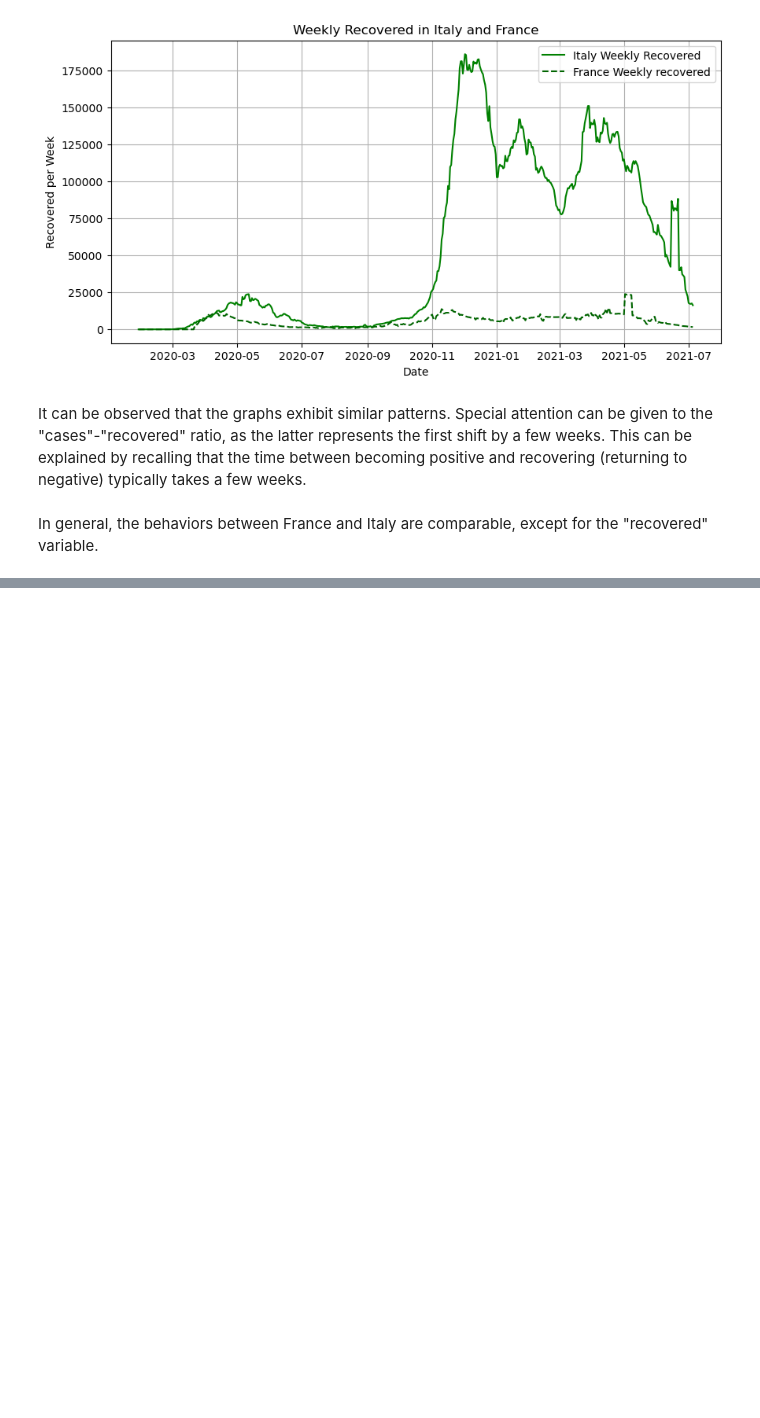
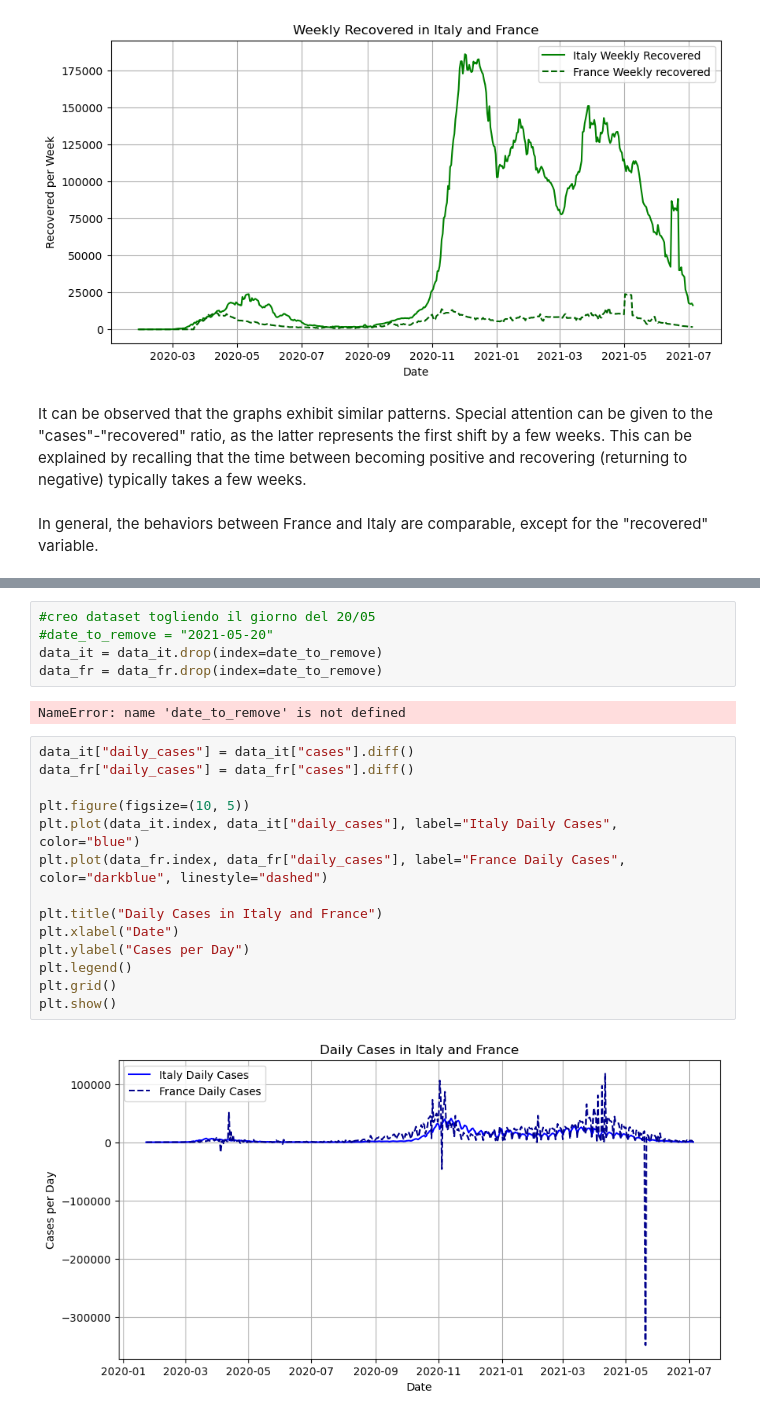
Before and after one commit to Gerva02/Python_for_data_science, a Jupyter notebook: Second.ipynb, the cells around one changed output, grey strips where cells are left out. Cells and saved outputs as stored; diff of their text form; blank space fills up the shorter version.

Commit message:
tentativo di drop

```diff
--- a/Second.ipynb
+++ b/Second.ipynb
@@ -247,0 +269,23 @@ In general, the behaviors between France and Italy are comparable, except for th
+# %%
+#creo dataset togliendo il giorno del 20/05
+#date_to_remove = "2021-05-20"
+data_it = data_it.drop(index=date_to_remove)
+data_fr = data_fr.drop(index=date_to_remove)
+# %% [output]
+NameError: name 'date_to_remove' is not defined
+# %%
+data_it["daily_cases"] = data_it["cases"].diff()
+data_fr["daily_cases"] = data_fr["cases"].diff()
+
+plt.figure(figsize=(10, 5))
+plt.plot(data_it.index, data_it["daily_cases"], label="Italy Daily Cases", color="blue")
+plt.plot(data_fr.index, data_fr["daily_cases"], label="France Daily Cases", color="darkblue", linestyle="dashed")
+
+plt.title("Daily Cases in Italy and France")
+plt.xlabel("Date")
+plt.ylabel("Cases per Day")
+plt.legend()
+plt.grid()
+plt.show()
+# %% [output]
+[figure, added]
```
Also changed, not shown: parts of 1 cell of this notebook.
